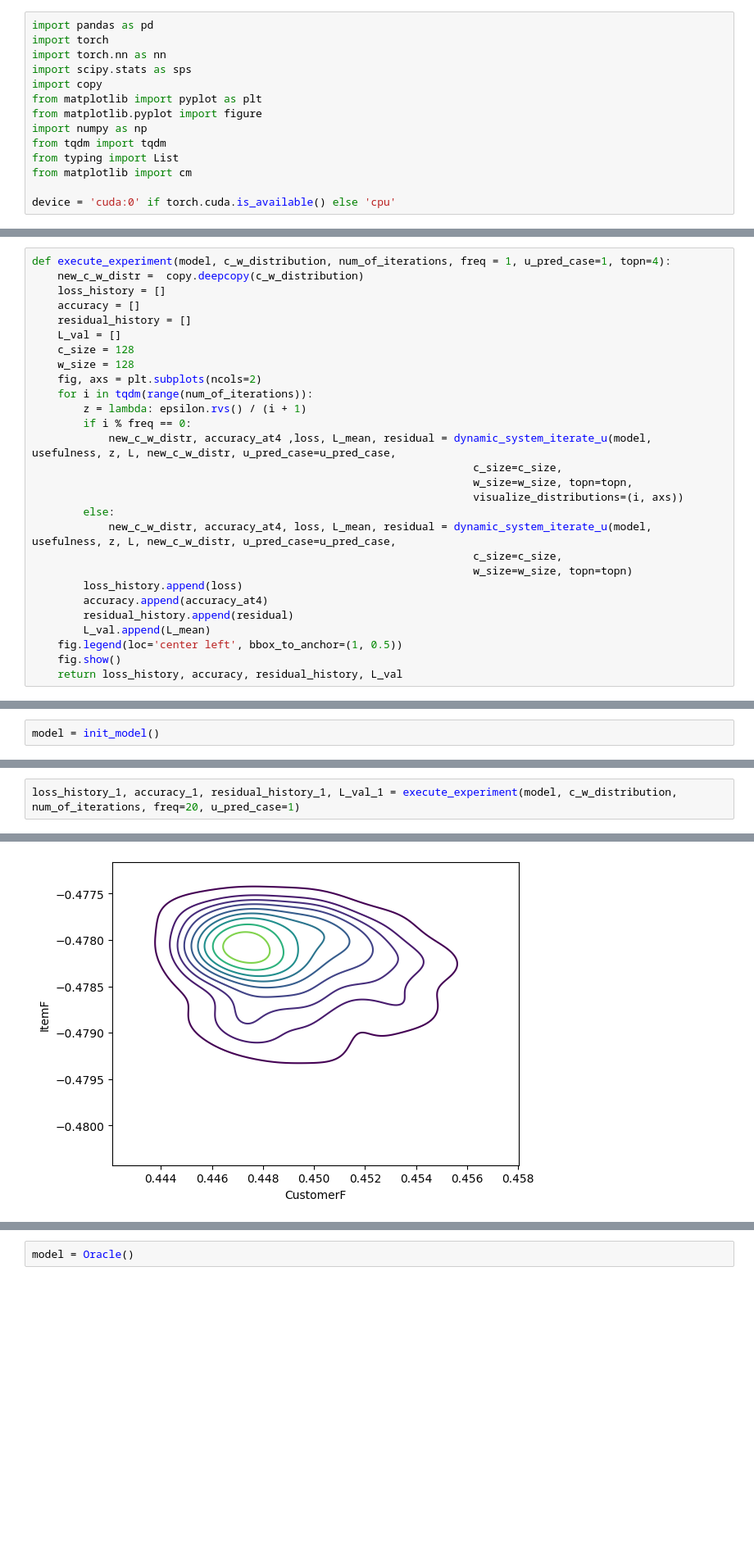
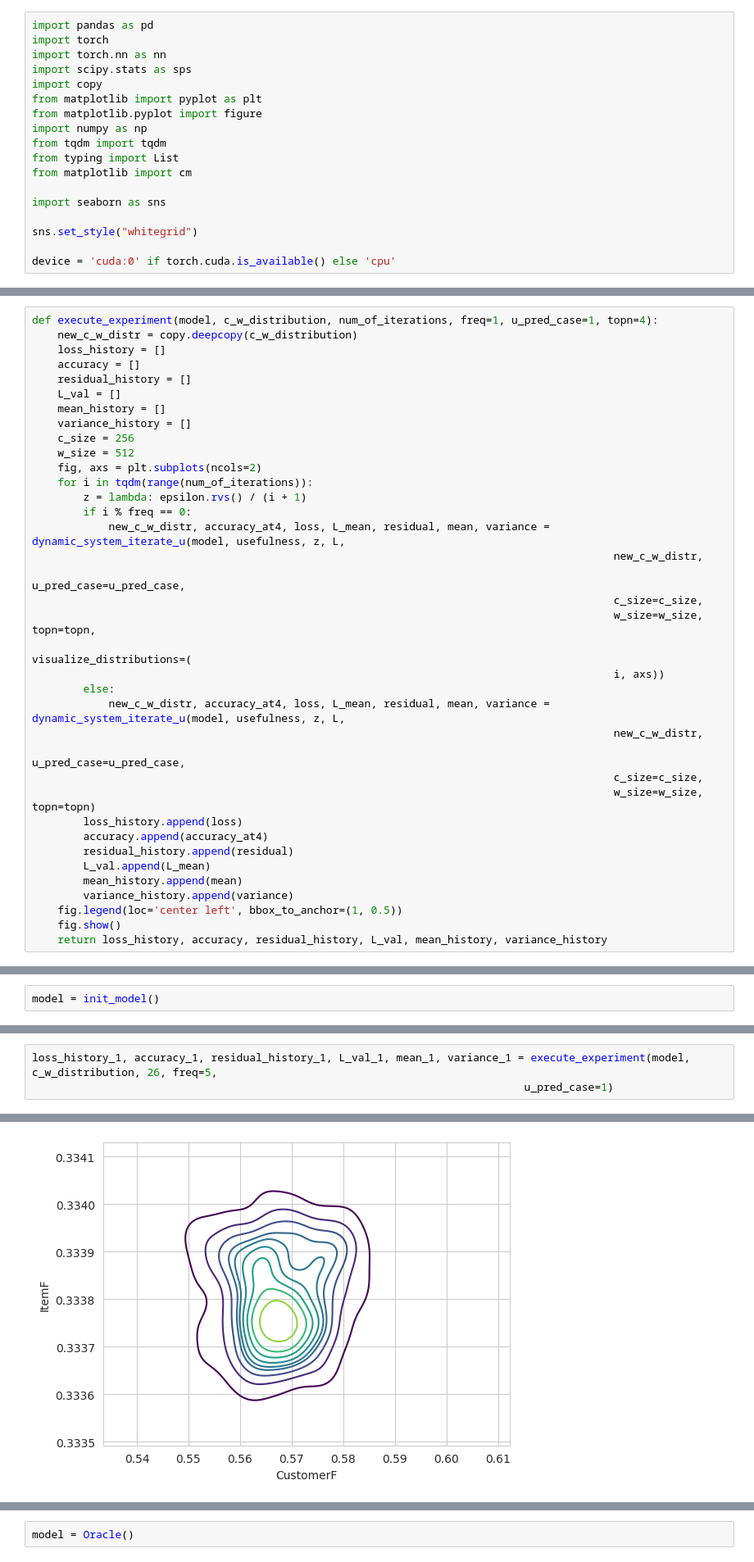
Before and after one commit to intsystems/2024-Project-144, a Jupyter notebook: code/main.ipynb, the cells around one changed output, grey strips where cells are left out. Shown at 82% size. Saved outputs shown, nothing was run; the diff lists cells and outputs as text; blank space fills up the shorter version.

Commit message:
add figures

```diff
--- a/code/main.ipynb
+++ b/code/main.ipynb
@@ -11,6 +11,10 @@ from tqdm import tqdm
 from typing import List
 from matplotlib import cm
 
+import seaborn as sns
+
+sns.set_style("whitegrid")
+
 device = 'cuda:0' if torch.cuda.is_available() else 'cpu'
 # %%
 print(device)
@@ -55,31 +65,40 @@ num_of_iterations = 101
 # %%
-def execute_experiment(model, c_w_distribution, num_of_iterations, freq = 1, u_pred_case=1, topn=4):
-    new_c_w_distr =  copy.deepcopy(c_w_distribution)
+def execute_experiment(model, c_w_distribution, num_of_iterations, freq=1, u_pred_case=1, topn=4):
+    new_c_w_distr = copy.deepcopy(c_w_distribution)
     loss_history = []
     accuracy = []
     residual_history = []
     L_val = []
-    c_size = 128
-    w_size = 128
+    mean_history = []
+    variance_history = []
+    c_size = 256
+    w_size = 512
     fig, axs = plt.subplots(ncols=2)
     for i in tqdm(range(num_of_iterations)):
         z = lambda: epsilon.rvs() / (i + 1)
         if i % freq == 0:
-            new_c_w_distr, accuracy_at4 ,loss, L_mean, residual = dynamic_system_iterate_u(model, usefulness, z, L, new_c_w_distr, u_pred_case=u_pred_case,
-                                                                     c_size=c_size,
-                                                                     w_size=w_size, topn=topn,
-                                                                     visualize_distributions=(i, axs))
+            new_c_w_distr, accuracy_at4, loss, L_mean, residual, mean, variance = dynamic_system_iterate_u(model, usefulness, z, L,
+                                                                                           new_c_w_distr,
+                                                                                           u_pred_case=u_pred_case,
+                                                                                           c_size=c_size,
+                                                                                           w_size=w_size, topn=topn,
+                                                                                           visualize_distributions=(
+                                                                                           i, axs))
         else:
-            new_c_w_distr, accuracy_at4, loss, L_mean, residual = dynamic_system_iterate_u(model, usefulness, z, L, new_c_w_distr, u_pred_case=u_pred_case,
-                                                                     c_size=c_size,
-                                                                     w_size=w_size, topn=topn)
+            new_c_w_distr, accuracy_at4, loss, L_mean, residual, mean, variance = dynamic_system_iterate_u(model, usefulness, z, L,
+                                                                                           new_c_w_distr,
+                                                                                           u_pred_case=u_pred_case,
+                                                                                           c_size=c_size,
+                                                                                           w_size=w_size, topn=topn)
         loss_history.append(loss)
         accuracy.append(accuracy_at4)
         residual_history.append(residual)
         L_val.append(L_mean)
+        mean_history.append(mean)
+        variance_history.append(variance)
     fig.legend(loc='center left', bbox_to_anchor=(1, 0.5))
     fig.show()
-    return loss_history, accuracy, residual_history, L_val
+    return loss_history, accuracy, residual_history, L_val, mean_history, variance_history
 # %% [markdown]
 ## Запуск итераций для NN
 # %%
@@ -99,3 +119,4 @@ model= init_model()
 # %%
-loss_history_1, accuracy_1, residual_history_1, L_val_1 = execute_experiment(model, c_w_distribution, num_of_iterations, freq=20, u_pred_case=1)
+loss_history_1, accuracy_1, residual_history_1, L_val_1, mean_1, variance_1 = execute_experiment(model, c_w_distribution, 26, freq=5,
+                                                                             u_pred_case=1)
 # %% [output]
@@ -104 +125 @@ loss_history_1, accuracy_1, residual_history_1, L_val_1 = execute_experiment(mod
-[figure, old version]
+[figure, new version]
```
Also changed, not shown: parts of 9 cells of this notebook, 18 other files.
